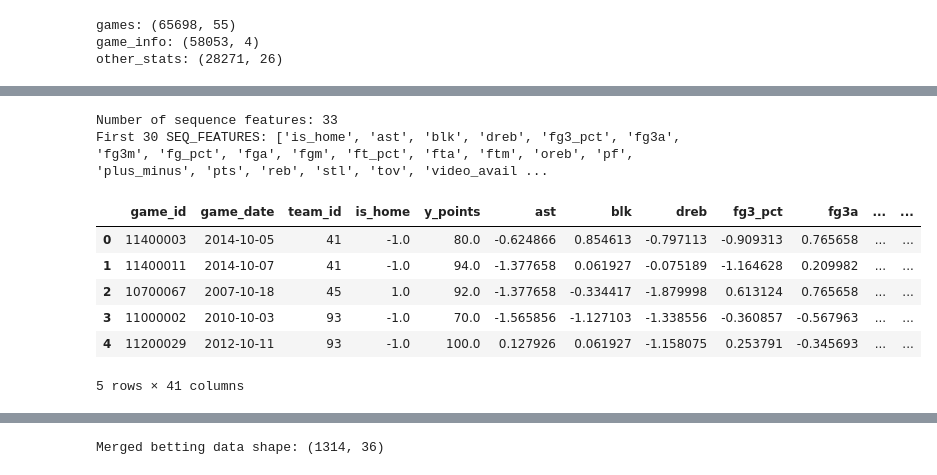
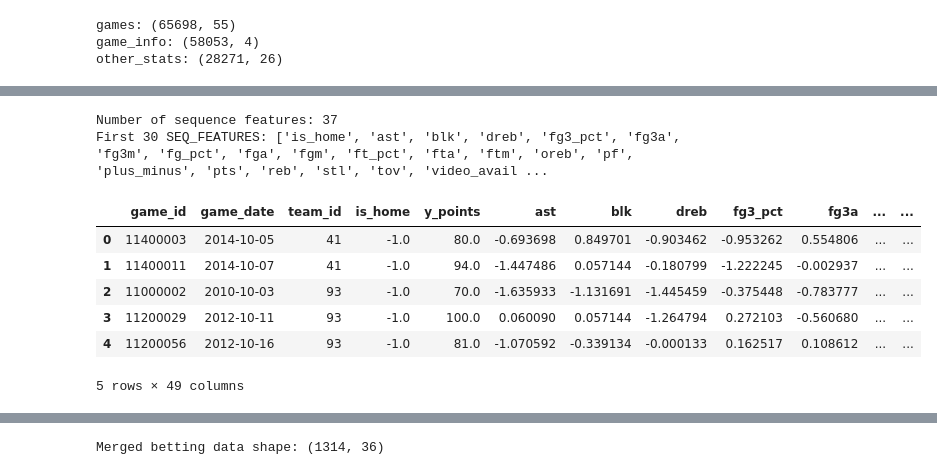
Before and after one commit to Marshal-Kalynchuk/ensf519_final_project, a Jupyter notebook: main.ipynb, the cells around one changed output, grey strips where cells are left out. Cells and saved outputs as stored; diff of their text form; code cells hidden in the pictures.

```diff
--- a/main.ipynb
+++ b/main.ipynb
@@ -26,13 +26,13 @@ Using device: cuda
 DATA_DIR = "./data/csv"
 
 # Hyperparameters
-SEQ_LEN = 10              # number of past games per team
+SEQ_LEN = 20              # number of past games per team
 BATCH_SIZE = 64
-HIDDEN_SIZE = 128
-NUM_LAYERS = 1
-LR = 1e-3
-EPOCHS = 10
-ERA_START = pd.to_datetime("2007-10-01")
+HIDDEN_SIZE = 64
+NUM_LAYERS = 3
+LR = 1e-4
+EPOCHS = 40
+ERA_START = pd.to_datetime("2010-10-01")
 VAL_SPLIT_DATE = "2021-10-01"
 TEST_SPLIT_DATE = "2022-10-01"
 RANDOM_SEED = 42
@@ -317,36 +317,88 @@ team_games after other_stats: (41214, 41)
 # %%
 # --- Compute SEQ_FEATURES and scale ---
 
-exclude_cols = {GAME_ID_COL, GAME_DATE_COL, "team_id", "y_points"}
+# --- Schedule features: rest / B2B / 3-in-4 / 4-in-6 ---
+
+# Ensure sorted by team + date
+team_games = team_games.sort_values(["team_id", GAME_DATE_COL]).reset_index(drop=True)
+
+grouped = team_games.groupby("team_id")
+
+# Previous game dates
+team_games["prev_date"]  = grouped[GAME_DATE_COL].shift(1)
+team_games["prev3_date"] = grouped[GAME_DATE_COL].shift(3)
+team_games["prev4_date"] = grouped[GAME_DATE_COL].shift(4)
+
+# Days of rest since last game
+team_games["days_rest"] = (team_games[GAME_DATE_COL] - team_games["prev_date"]).dt.days
+
+# Schedule intensity flags
+team_games["is_b2b"]  = (team_games["days_rest"] == 1).astype(int)
+
+team_games["is_3in4"] = (
+    (team_games[GAME_DATE_COL] - team_games["prev3_date"]).dt.days <= 4
+).astype(int)
+
+team_games["is_4in6"] = (
+    (team_games[GAME_DATE_COL] - team_games["prev4_date"]).dt.days <= 6
+).astype(int)
+
+
+
+# --- Team ID ↔ index mapping for embeddings ---
+
+team_ids = sorted(team_games["team_id"].unique())
+team_id_to_idx = {tid: i for i, tid in enumerate(team_ids)}
+num_teams = len(team_ids)
+
+# Optional: store per-row team index (not used in SEQ_FEATURES)
+team_games["team_idx"] = team_games["team_id"].map(team_id_to_idx)
+
+
+
+exclude_cols = {
+    GAME_ID_COL,
+    GAME_DATE_COL,
+    "team_id",
+    "y_points",
+    "prev_date",
+    "prev3_date",
+    "prev4_date",
+    "team_idx",   # NEW: don't treat this as numeric feature
+}
+
+
+
+
 numeric_cols = [
     c for c in team_games.columns
     if c not in exclude_cols and pd.api.types.is_numeric_dtype(team_games[c])
 ]
 
 SEQ_FEATURES = numeric_cols
 print("Number of sequence features:", len(SEQ_FEATURES))
 print("First 30 SEQ_FEATURES:", SEQ_FEATURES[:30])
 
 train_rows = team_games[team_games[GAME_DATE_COL] < VAL_SPLIT_DATE].copy()
 
 scaler = StandardScaler()
 scaler.fit(train_rows[SEQ_FEATURES].fillna(0.0))
 
 team_games[SEQ_FEATURES] = scaler.transform(
     team_games[SEQ_FEATURES].fillna(0.0)
 )
 
 team_games.head()
 # %% [output]
-Number of sequence features: 33
+Number of sequence features: 37
 First 30 SEQ_FEATURES: ['is_home', 'ast', 'blk', 'dreb', 'fg3_pct', 'fg3a', 'fg3m', 'fg_pct', 'fga', 'fgm', 'ft_pct', 'fta', 'ftm', 'oreb', 'pf', 'plus_minus', 'pts', 'reb', 'stl', 'tov', 'video_avail ...
 |  | game_id | game_date | team_id | is_home | y_points | ast | blk | dreb | fg3_pct | fg3a | ... | ... |
-| 0 | 11400003 | 2014-10-05 | 41 | -1.0 | 80.0 | -0.624866 | 0.854613 | -0.797113 | -0.909313 | 0.765658 | ... | ... |
-| 1 | 11400011 | 2014-10-07 | 41 | -1.0 | 94.0 | -1.377658 | 0.061927 | -0.075189 | -1.164628 | 0.209982 | ... | ... |
-| 2 | 10700067 | 2007-10-18 | 45 | 1.0 | 92.0 | -1.377658 | -0.334417 | -1.879998 | 0.613124 | 0.765658 | ... | ... |
-| 3 | 11000002 | 2010-10-03 | 93 | -1.0 | 70.0 | -1.565856 | -1.127103 | -1.338556 | -0.360857 | -0.567963 | ... | ... |
-| 4 | 11200029 | 2012-10-11 | 93 | -1.0 | 100.0 | 0.127926 | 0.061927 | -1.158075 | 0.253791 | -0.345693 | ... | ... |
+| 0 | 11400003 | 2014-10-05 | 41 | -1.0 | 80.0 | -0.693698 | 0.849701 | -0.903462 | -0.953262 | 0.554806 | ... | ... |
+| 1 | 11400011 | 2014-10-07 | 41 | -1.0 | 94.0 | -1.447486 | 0.057144 | -0.180799 | -1.222245 | -0.002937 | ... | ... |
+| 2 | 11000002 | 2010-10-03 | 93 | -1.0 | 70.0 | -1.635933 | -1.131691 | -1.445459 | -0.375448 | -0.783777 | ... | ... |
+| 3 | 11200029 | 2012-10-11 | 93 | -1.0 | 100.0 | 0.060090 | 0.057144 | -1.264794 | 0.272103 | -0.560680 | ... | ... |
+| 4 | 11200056 | 2012-10-16 | 93 | -1.0 | 81.0 | -1.070592 | -0.339134 | -0.000133 | 0.162517 | 0.108612 | ... | ... |
-5 rows × 41 columns
+5 rows × 49 columns
 # %%
 team_sequences = []
 team_targets = []
```
Also changed, not shown: parts of 22 cells of this notebook.
